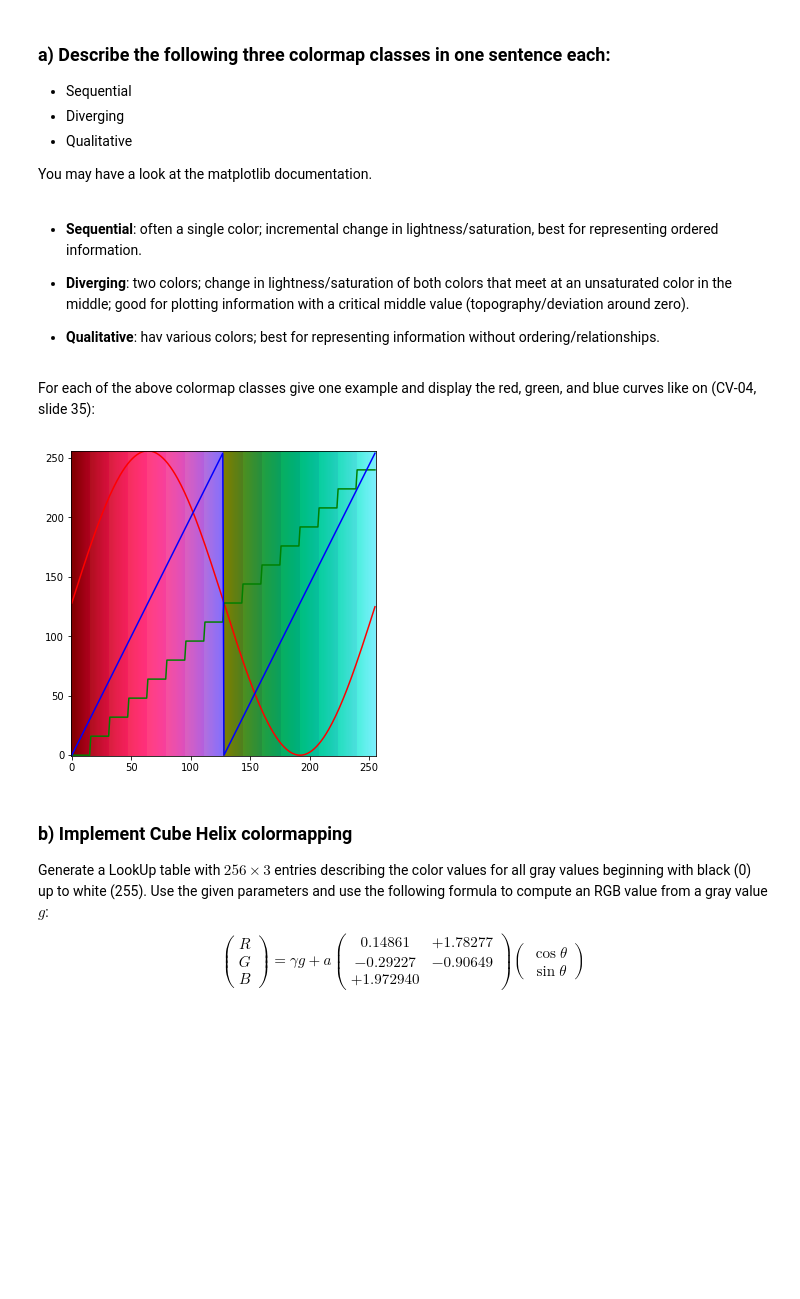
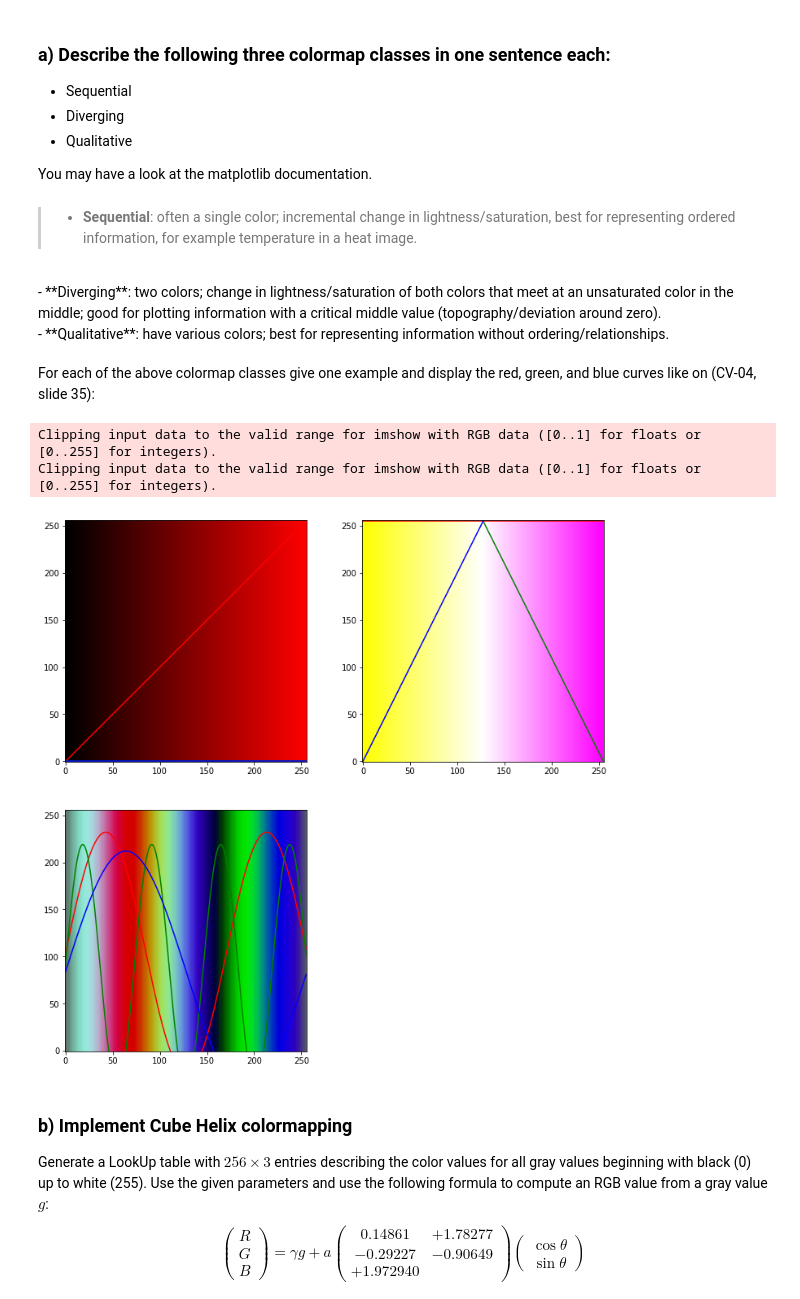
Before and after one commit to shorty-longbottom97/Computer_Vision, a Jupyter notebook: sheet02/sheet02.ipynb, the cells around one changed output. Saved outputs shown, nothing was run; the diff lists cells and outputs as text; code cells hidden in the pictures; blank space fills up the shorter version.

```diff
--- a/sheet02/sheet02.ipynb
+++ b/sheet02/sheet02.ipynb
@@ -366,40 +357,58 @@ Colormaps can be used to map a grayscale image to a pseudo color image for contr
 
 You may have a look at the matplotlib documentation.
 # %% [markdown]
-- **Sequential**: often a single color; incremental change in lightness/saturation, best for representing ordered information.
-
+>- **Sequential**: often a single color; incremental change in lightness/saturation, best for representing ordered information, for example temperature in a heat image.
+<br>
 - **Diverging**: two colors; change in lightness/saturation of both colors that meet at an unsaturated color in the middle; good for plotting information with a critical middle value (topography/deviation around zero).
-
-- **Qualitative**: hav various colors; best for representing information without ordering/relationships.
+<br>
+- **Qualitative**: have various colors; best for representing information without ordering/relationships.
 # %% [markdown]
 For each of the above colormap classes give one example and display the red, green, and blue curves like on (CV-04, slide 35):
 # %%
 %matplotlib inline
 import numpy as np
 import matplotlib.pyplot as plt
 import math
 
 color = []
 
-# The following is just for demonstration: replace and extend by your own examples
-color.append(np.asarray((lambda x: np.sin(x/256*2*np.pi)*128+128,
-              lambda x: (x//16) * 16,
-              lambda x: (2*x) % 256)))
+
 # YOUR CODE HERE
+
+#Sequential
+color.append(np.asarray((lambda x: x,
+                         lambda x: 0*x,
+                         lambda x: 0*x)))
+#Diverging
+color.append(np.asarray((lambda x: x*0+255,
+                         lambda x: (-2*x)+510,
+                         lambda x: 2*x)))
+
+#Qualitative
+rando = lambda : np.random.randint(10,50)
+randi =lambda : np.random.randint(2,8)
+randsin = lambda x: (np.sin(x/256*randi()*np.pi)*128+128)
+
+color.append(np.asarray((lambda x: randsin(x)-rando(),
+                         lambda x: randsin(x)-rando(),
+                         lambda x: randsin(x)-rando(), )))
+
 
 gray = np.arange(0,256)
 a = np.tile(np.arange(256),(256,1))
 
 plt.figure(figsize=(12,12))
 for i in range(len(color)):
     plt.subplot((len(color)//2)+1,2,i+1)
     plt.plot(gray, color[i][0](gray), 'red')
     plt.plot(gray, color[i][1](gray), 'green')
     plt.plot(gray, color[i][2](gray), 'blue')
     plt.imshow(np.stack([color[i][0](a),color[i][1](a),color[i][2](a)],axis=2)/256, origin='lower')
 plt.show()
 # %% [output]
+Clipping input data to the valid range for imshow with RGB data ([0..1] for floats or [0..255] for integers).
+Clipping input data to the valid range for imshow with RGB data ([0..1] for floats or [0..255] for integers).
-[figure, old version]
+[figure, new version]
 # %% [markdown]
 ### b) Implement Cube Helix colormapping
 Generate a LookUp table with $256 \times 3$ entries describing the color values for all gray values beginning with black (0) up to white (255). Use the given parameters and use the following formula to compute an RGB value from a gray value $g$:
```
Also changed, not shown: parts of 13 cells of this notebook.
